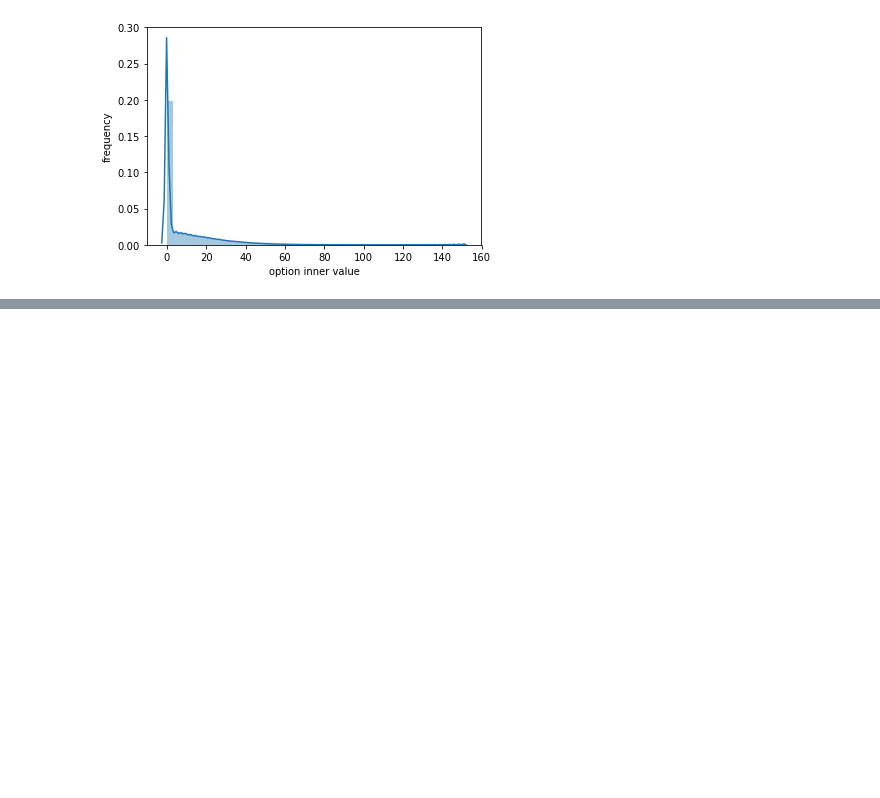
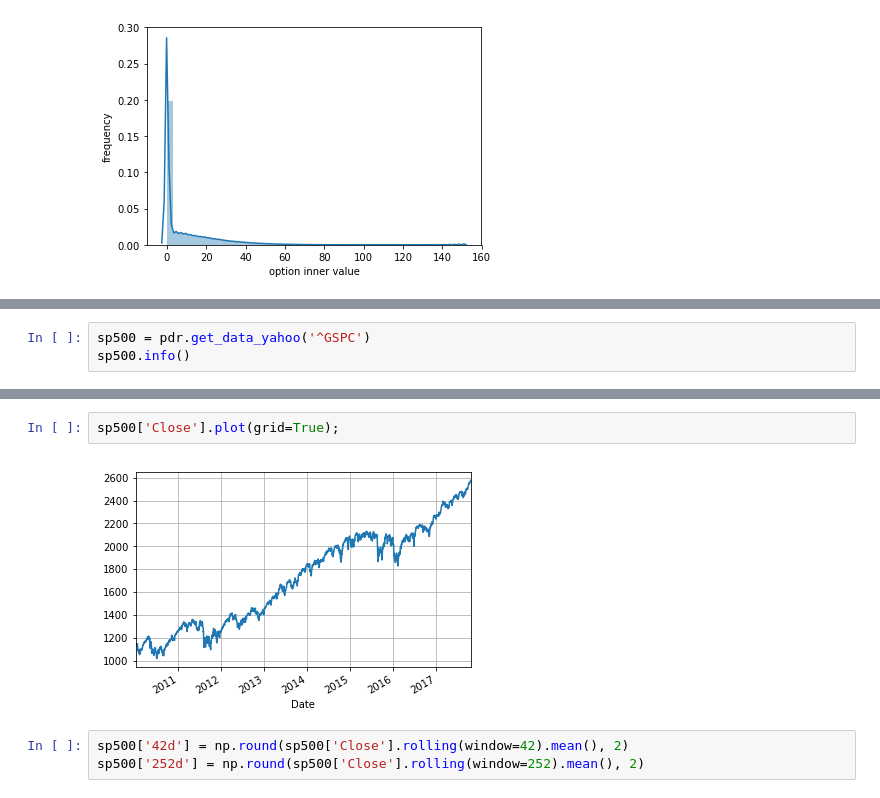
Before and after one commit to eliekawerk/trading, a Jupyter notebook: MCSimulation.ipynb, the cells around one changed output, grey strips where cells are left out. Cells and saved outputs as stored; diff of their text form; blank space fills up the shorter version.

```diff
--- a/MCSimulation.ipynb
+++ b/MCSimulation.ipynb
@@ -94,0 +102,3 @@ ax.set_ylabel('frequency')
+# %%
+sp500 = pdr.get_data_yahoo('^GSPC')
+sp500.info()
@@ -94,0 +117,7 @@ ax.set_ylabel('frequency')
+# %%
+sp500['Close'].plot(grid=True);
+# %% [output]
+[figure, added]
+# %%
+sp500['42d'] = np.round(sp500['Close'].rolling(window=42).mean(), 2)
+sp500['252d'] = np.round(sp500['Close'].rolling(window=252).mean(), 2)
```
Also changed, not shown: parts of 11 cells of this notebook.
